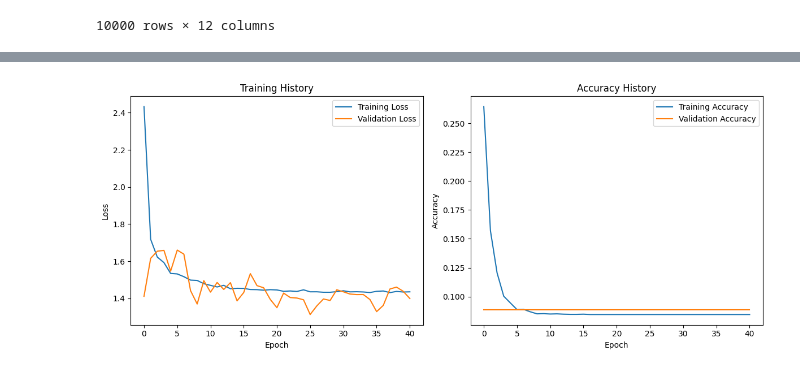
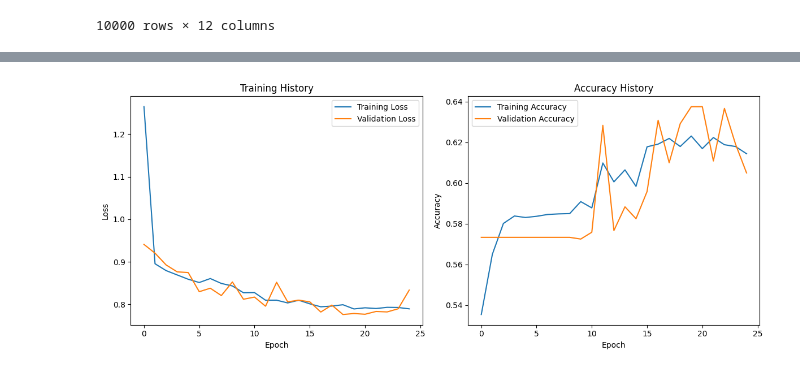
Before and after one commit to Cerion73/AgaKhan-diagnostic-system, a Jupyter notebook: backend/deeplearning/Risk.ipynb, the cells around one changed output, grey strips where cells are left out. Drawn from its saved outputs; the diff is of its cells as text; code cells hidden in the pictures.

Commit message:
risk data synthesis and model creation

```diff
--- a/backend/deeplearning/Risk.ipynb
+++ b/backend/deeplearning/Risk.ipynb
@@ -217,44 +345,12 @@ from tensorflow.keras.optimizers import Adam
 from tensorflow.keras.callbacks import EarlyStopping
 import matplotlib.pyplot as plt
 
-# Load and preprocess data
-df = synthetic_data_gauss.copy()
+data = pd.read_csv('csv/syn_data.csv')
+X, y = data.drop('CVD RISK', axis=1), data['CVD RISK']
 
-# Map risk levels to ordinal values
-risk_map = {'LOW': 0, 'INTERMEDIARY': 1, 'HIGH': 2}
-df['CVD_RISK'] = df['CVD RISK'].map(risk_map)
-
-# Feature engineering
-df['SMOKING'] = df['SMOKING'].map({'Y': 1, 'N': 0})
-df['SEX'] = df['SEX'].map({'M': 1, 'F': 0})
-
-# Prepare features and target
-X = df.drop(['CVD RISK', 'CVD_RISK'], axis=1, errors='ignore')  # Handle both column names
-y = df['CVD_RISK']
-
-# Identify numerical and categorical columns
-numerical_cols = X.select_dtypes(include=['int64', 'float64']).columns
-categorical_cols = X.select_dtypes(include=['object']).columns
-
-# Preprocessing pipeline
-preprocessor = ColumnTransformer(
-    transformers=[
-        ('num', StandardScaler(), numerical_cols),
-        ('cat', OneHotEncoder(handle_unknown='ignore'), categorical_cols)
-    ])
-
-X_processed = preprocessor.fit_transform(X)
-
-# Convert to dense array if sparse
-if isinstance(X_processed, np.ndarray):
-    X_dense = X_processed
-else:
-    X_dense = X_processed.toarray()
 
 # Split data
-X_train, X_test, y_train, y_test = train_test_split(
-    X_dense, y, test_size=0.2, random_state=42, stratify=y
-)
+X_train, X_test, y_train, y_test = train_test_split(X, y, test_size=0.2, random_state=42)
 
 # Convert labels to one-hot encoding
 y_train_encoded = tf.keras.utils.to_categorical(y_train, num_classes=3)
@@ -263,41 +359,39 @@ y_test_encoded = tf.keras.utils.to_categorical(y_test, num_classes=3)
 # Build DNN model
 model = Sequential([
     Dense(128, activation='relu', input_shape=(X_train.shape[1],)),
-    BatchNormalization(),
     Dropout(0.3),
 
     Dense(256, activation='relu'),
-    BatchNormalization(),
     Dropout(0.4),
 
-    Dense(128, activation='relu'),
-    BatchNormalization(),
+    Dense(512, activation='relu'),
     Dropout(0.3),
 
+    Dense(1024, activation='relu'),
+    Dropout(0.3),
+
+    Dense(1024, activation='relu'),
+    Dropout(0.4),
+
+    Dense(512, activation='relu'),
+    Dropout(0.3),
+
+    Dense(1024, activation='relu'),
+    Dropout(0.4),
+
+    Dense(256, activation='relu'),
+    Dropout(0.3),
+
+    Dense(128, activation='relu'),
+    Dropout(0.4),
+
     Dense(64, activation='relu'),
-    BatchNormalization(),
 
     Dense(3, activation='softmax')
 ])
 
-# Custom weighted loss function to handle class imbalance
-def weighted_categorical_crossentropy(weights):
-    def loss(y_true, y_pred):
-        y_true = tf.cast(y_true, dtype=tf.float32)
-        y_pred = tf.clip_by_value(y_pred, 1e-7, 1 - 1e-7)
-        loss = -tf.reduce_sum(weights * y_true * tf.math.log(y_pred), axis=-1)
-        return loss
-    return loss
-
-# Calculate class weights
-class_counts = y.value_counts()
-total_samples = class_counts.sum()
-class_weights = {i: total_samples / (3 * count) for i, count in enumerate(class_counts)}
-loss_weights = [class_weights[i] for i in range(3)]
-
-# Compile model
 model.compile(optimizer=Adam(learning_rate=0.001),
-              loss=weighted_categorical_crossentropy(loss_weights),
+              loss='categorical_crossentropy',
               metrics=['accuracy',
                        tf.keras.metrics.Precision(name='precision'),
                        tf.keras.metrics.Recall(name='recall'),
@@ -310,10 +404,8 @@ early_stop = EarlyStopping(monitor='val_loss', patience=15, restore_best_weights
 history = model.fit(
     X_train, y_train_encoded,
     validation_split=0.15,
-    epochs=200,
-    batch_size=64,
+    epochs=25,
     callbacks=[early_stop],
-    class_weight=class_weights
 )
 
 # Evaluate model
@@ -343,17 +435,4 @@ plt.xlabel('Epoch')
 plt.legend()
 plt.tight_layout()
 plt.show()
-
-# Feature importance analysis (using permutation)
-from sklearn.inspection import permutation_importance
-
-result = permutation_importance(model, X_test, y_test_encoded, n_repeats=10, random_state=42)
-sorted_idx = result.importances_mean.argsort()
-
-plt.figure(figsize=(10, 6))
-plt.boxplot(result.importances[sorted_idx].T, vert=False)
-plt.yticks(range(len(sorted_idx)), [preprocessor.get_feature_names_out()[i] for i in sorted_idx])
-plt.title("Permutation Importance")
-plt.tight_layout()
-plt.show()
 # %% [output]
@@ -377 +456 @@ weighted avg       0.01      0.09      0.01      2000
-[figure, old version]
+[figure, new version]
```
Also changed, not shown: parts of 15 cells of this notebook, 2 other files.
